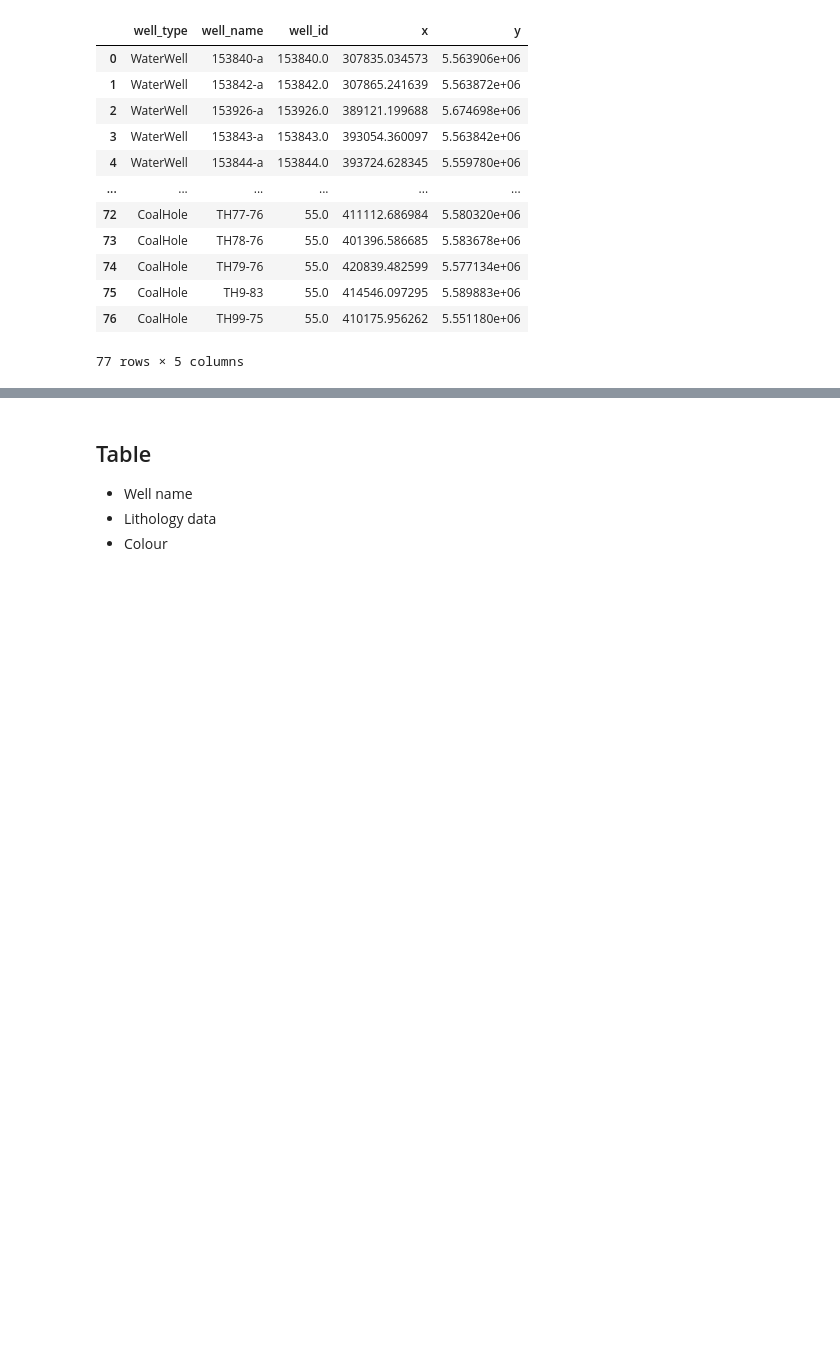
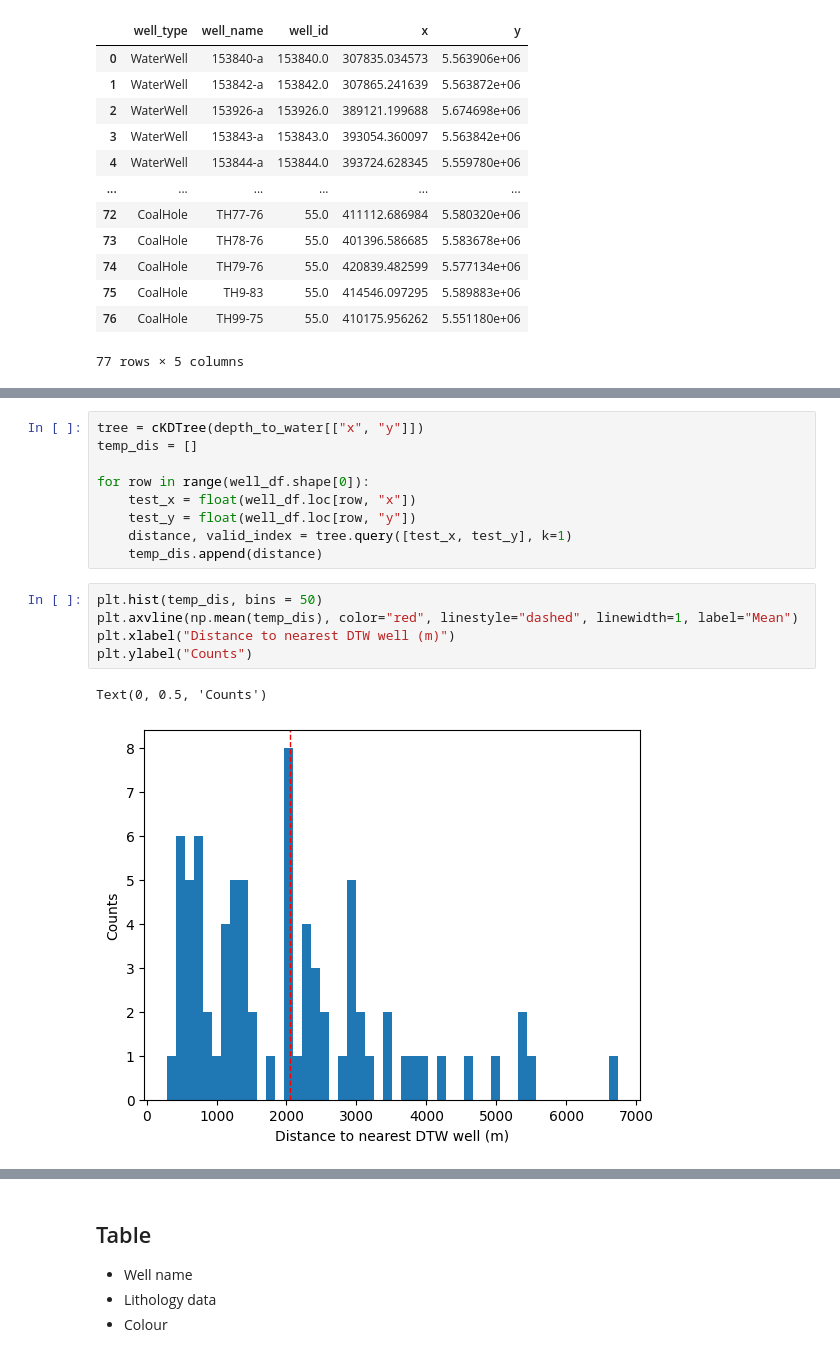
Before and after one commit to emgeolab/alberta_atem, a Jupyter notebook: notebooks/well_analysis.ipynb, the cells around one changed output, grey strips where cells are left out. Cells and saved outputs as stored; diff of their text form; blank space fills up the shorter version.

```diff
--- a/notebooks/well_analysis.ipynb
+++ b/notebooks/well_analysis.ipynb
@@ -130,0 +179,17 @@ well_df
+# %%
+tree = cKDTree(depth_to_water[["x", "y"]])
+temp_dis = []
+
+for row in range(well_df.shape[0]):
+    test_x = float(well_df.loc[row, "x"])
+    test_y = float(well_df.loc[row, "y"])
+    distance, valid_index = tree.query([test_x, test_y], k=1)
+    temp_dis.append(distance)
+# %%
+plt.hist(temp_dis, bins = 50)
+plt.axvline(np.mean(temp_dis), color="red", linestyle="dashed", linewidth=1, label="Mean")
+plt.xlabel("Distance to nearest DTW well (m)")
+plt.ylabel("Counts")
+# %% [output]
+Text(0, 0.5, 'Counts')
+[figure, added]
```
Also changed, not shown: parts of 31 cells of this notebook, 8 other files.
